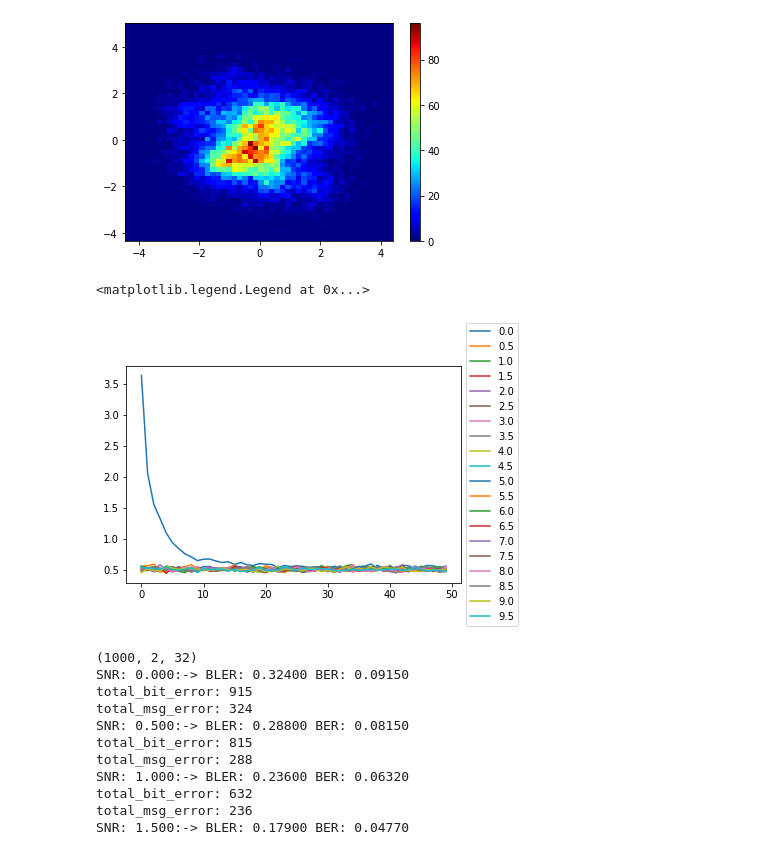
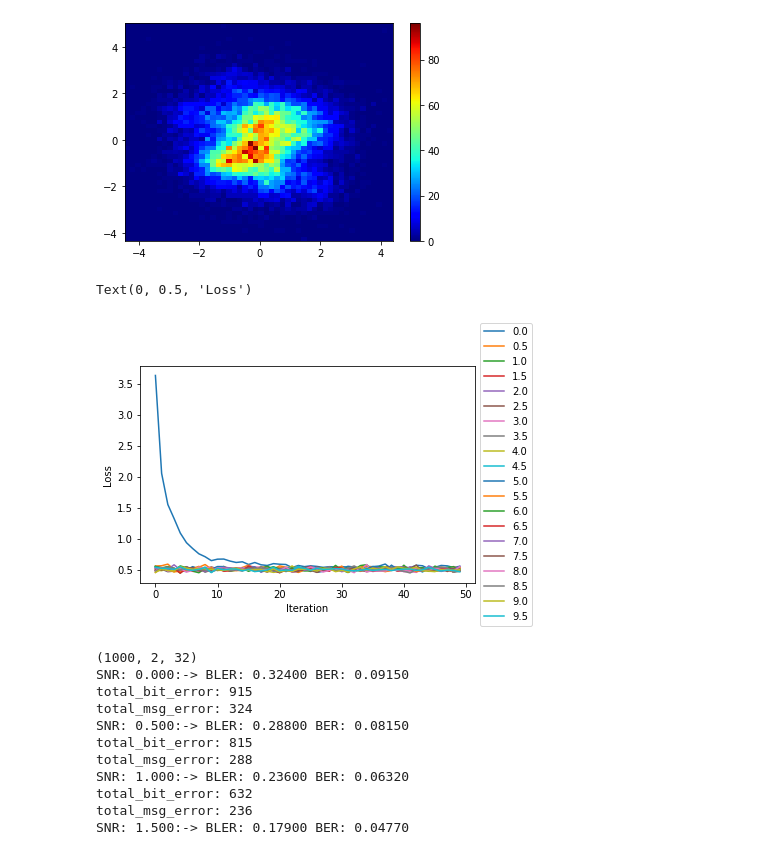
Before and after one commit to iamviji/project, a Jupyter notebook: Report/CNNAE_5x2_8_10.ipynb, the cells around one changed output. Cells and saved outputs as stored; diff of their text form; code cells hidden in the pictures.

```diff
--- a/Report/CNNAE_5x2_8_10.ipynb
+++ b/Report/CNNAE_5x2_8_10.ipynb
@@ -491,10 +491,12 @@ for i in range (int(channel_size)):
 # %%
 for snr in (numpy.arange (SNR_BEGIN, SNR_END, SNR_STEP_SIZE)):
   plt.plot(training_history1[snr].history['loss'], label=snr)
 plt.legend(loc='center left', bbox_to_anchor=(1, 0.5))
+plt.xlabel('Iteration')
+plt.ylabel('Loss')
 # %% [output]
-<matplotlib.legend.Legend at 0x...>
+Text(0, 0.5, 'Loss')
-[figure, old version]
+[figure, new version]
 # %%
 test_input_message = numpy.random.randint(2**input_block_length, size=(NUM_OF_INPUT_MESSAGE,num_of_input_block,1))
 #print(test_input_message)
```
Also changed, not shown: parts of 4 cells of this notebook.
